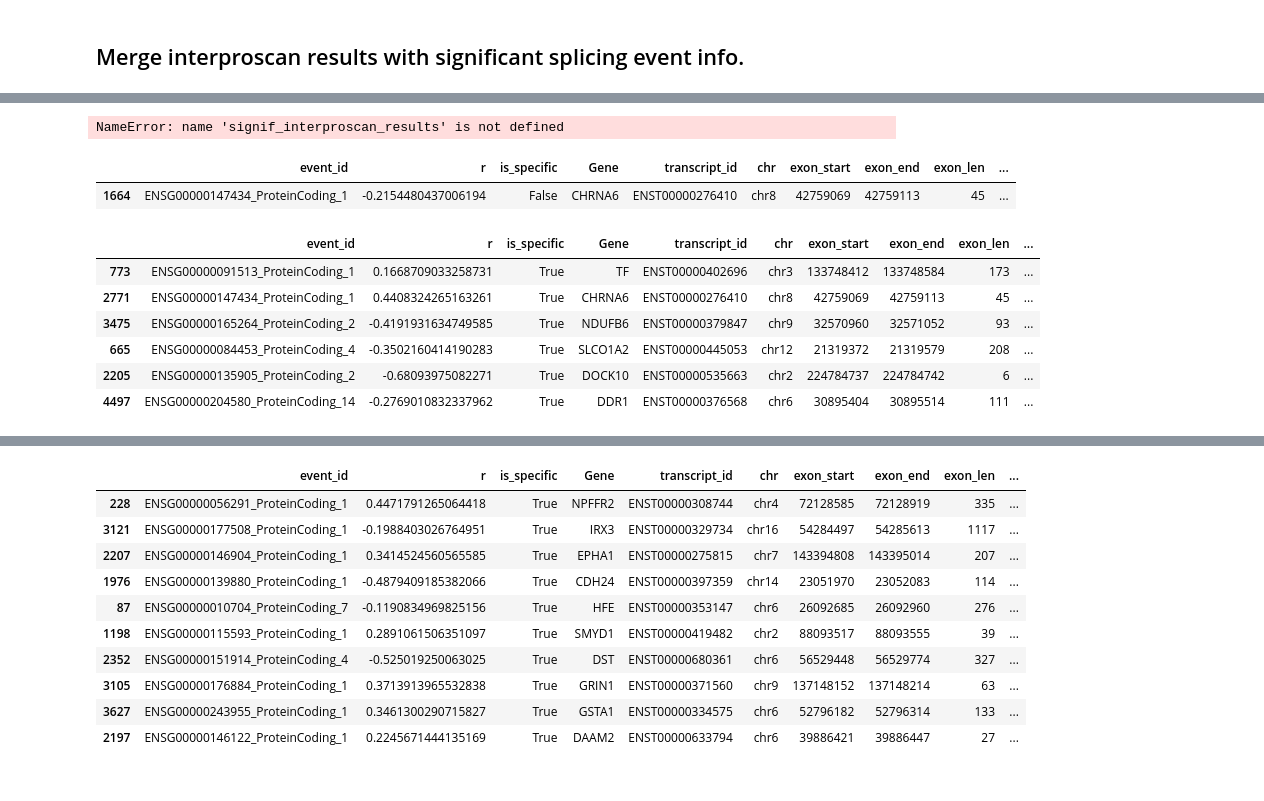
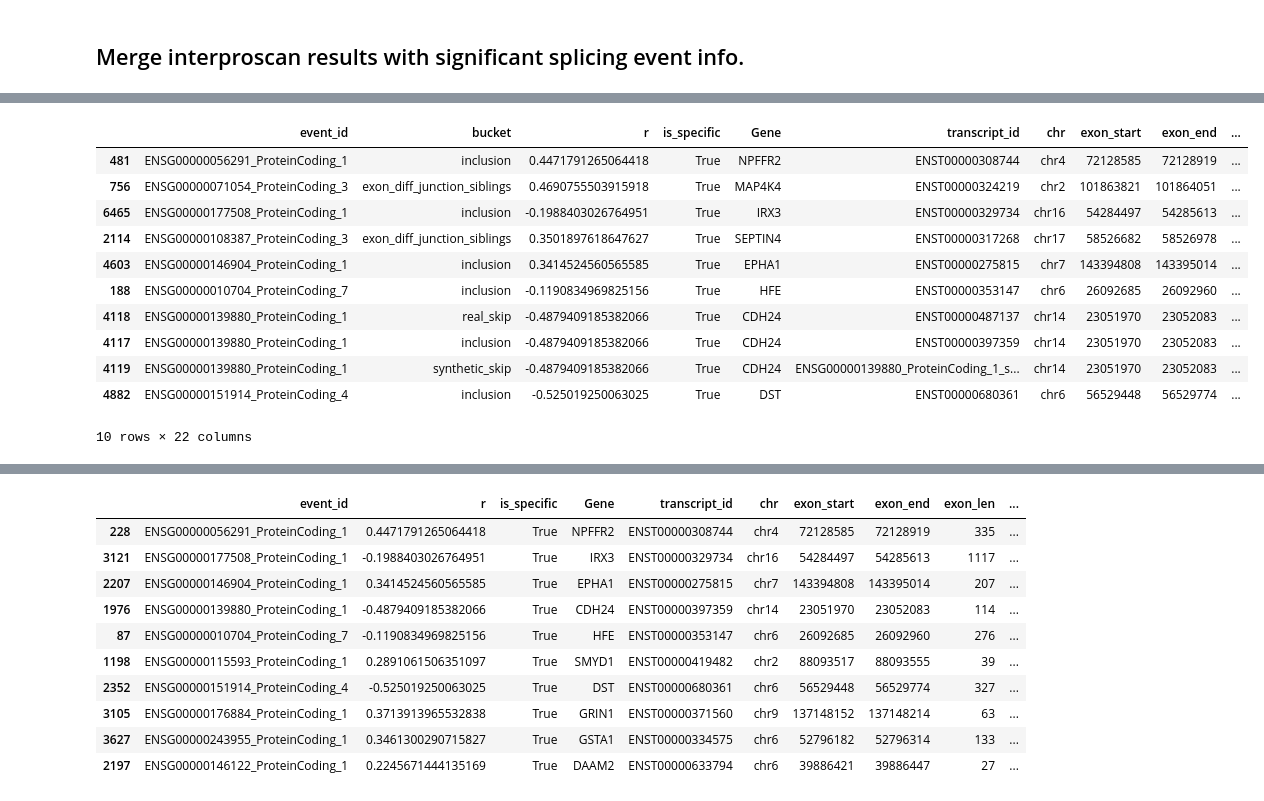
Before and after one commit to reliscu/bulk_splicing_GTEx_cortex, a Jupyter notebook: 29_interproscan_results.ipynb, the cells around one changed output, grey strips where cells are left out. Drawn from its saved outputs; the diff is of its cells as text; code cells hidden in the pictures.

Commit message:
lots of code for interproscan stuff

```diff
--- a/29_interproscan_results.ipynb
+++ b/29_interproscan_results.ipynb
@@ -147,28 +140,29 @@ event_interproscan_map = defaultdict(dict)
 for ev, rec in event_protein_map.items():
 
     # inclusion: direct lookup instead of boolean mask
-    incl_df = ipr_grouped.get(rec['inclusion'])
+    rec_incl = rec['inclusion']
+    incl_df = ipr_grouped.get(rec_incl['transcript_id'])
     if incl_df is None:
         continue
-    overlap_df = incl_df[(incl_df['start'] <= rec['aa_end']) &
-                         (incl_df['stop']  >= rec['aa_start'])]
+    overlap_df = incl_df[(incl_df['start'] <= rec_incl['aa_end']) &
+                         (incl_df['stop']  >= rec_incl['aa_start'])]
     if overlap_df.empty:
         continue
     event_interproscan_map[ev]['inclusion'] = overlap_df.assign(
-        aa_start = rec['aa_start'],
-        aa_end = rec['aa_end'],
-        exon_cds_start = rec['exon_cds_start'],
-        exon_cds_end = rec['exon_cds_end'],
-        frame_preserving = rec['frame_preserving'],
-        clean_start = rec['clean_start'],
-        clean_end = rec['clean_end'],
+        aa_start = rec_incl['aa_start'],
+        aa_end = rec_incl['aa_end'],
+        exon_cds_start = rec_incl['exon_cds_start'],
+        exon_cds_end = rec_incl['exon_cds_end'],
+        frame_preserving = rec_incl['frame_preserving'],
+        clean_start = rec_incl['clean_start'],
+        clean_end = rec_incl['clean_end'],
     ).reset_index(drop=True)
 
     # real skip
     if rec.get('real_skip'):
         skip_df = ipr_grouped.get(rec['real_skip'])
         if skip_df is not None:
-            s = overlaps_skip(skip_df, rec['aa_start'])
+            s = overlaps_skip(skip_df, rec_incl['aa_start'])
             if not s.empty:
                 event_interproscan_map[ev]['real_skip'] = s.reset_index(drop=True)
 
@@ -176,21 +170,25 @@ for ev, rec in event_protein_map.items():
     if rec.get('synthetic_skip'):
         synth_df = ipr_grouped.get(rec['synthetic_skip'])
         if synth_df is not None:
-            s = overlaps_skip(synth_df, rec['aa_start'])
+            s = overlaps_skip(synth_df, rec_incl['aa_start'])
             if not s.empty:
                 event_interproscan_map[ev]['synthetic_skip'] = s.reset_index(drop=True)
 
     # junction siblings
     if rec.get('exon_diff_junction_siblings'):
-        frames = [ipr_grouped[t] for t in rec['exon_diff_junction_siblings']
-                  if t in ipr_grouped]
+        rec_sib = rec['exon_diff_junction_siblings']
+        frames = [ipr_grouped[sib['transcript_id']]
+                  for sib in rec['exon_diff_junction_siblings']
+                  if sib['transcript_id'] in ipr_grouped]
         if frames:
             event_interproscan_map[ev]['exon_diff_junction_siblings'] = pd.concat(frames, ignore_index=True)
 
     # boundary siblings
     if rec.get('exon_diff_boundary_siblings'):
-        frames = [ipr_grouped[t] for t in rec['exon_diff_boundary_siblings']
-                  if t in ipr_grouped]
+        rec_sib = rec['exon_diff_boundary_siblings']
+        frames = [ipr_grouped[sib['transcript_id']]
+                  for sib in rec['exon_diff_boundary_siblings']
+                  if sib['transcript_id'] in ipr_grouped]
         if frames:
             event_interproscan_map[ev]['exon_diff_boundary_siblings'] = pd.concat(frames, ignore_index=True)
 # %% [markdown]
@@ -232,6 +230,8 @@ for file in os.listdir("data/ctype_exons"):
             exon_start=('exon_start', lambda x: ' | '.join(map(str, x.unique()))),
             exon_end=('exon_end', lambda x: ' | '.join(map(str, x.unique()))),
             exon_len=('exon_len', lambda x: ' | '.join(map(str, x.unique()))),
+            exon_cds_start=('exon_cds_start', lambda x: ' | '.join(map(str, x.unique()))),
+            exon_cds_end=('exon_cds_end', lambda x: ' | '.join(map(str, x.unique()))),
             exon_aa_start=('aa_start', lambda x: ' | '.join(map(str, x.unique()))),
             exon_aa_end=('aa_end', lambda x: ' | '.join(map(str, x.unique()))),
             domain_start=('start', lambda x: ' | '.join(map(str, x.unique()))),
@@ -243,7 +243,5 @@ for file in os.listdir("data/ctype_exons"):
             signature_descriptions=('signature_description', lambda x: ' | '.join(x.unique())),
             interpro_descriptions=('interpro_description', lambda x: ' | '.join(x.unique()))
         ).reset_index()
-
-    break
 # %% [output]
 Oligo
@@ -295,19 +258,0 @@ signif_interproscan_results
-# %%
-signif_interproscan_results
-# %% [output]
-NameError: name 'signif_interproscan_results' is not defined
-# %%
-df_list['Oligo'][df_list['Oligo']['transcript_id'] == "ENST00000276410"]
-# %% [output]
-|  | event_id | r | is_specific | Gene | transcript_id | chr | exon_start | exon_end | exon_len | ... |
-| 1664 | ENSG00000147434_ProteinCoding_1 | -0.2154480437006194 | False | CHRNA6 | ENST00000276410 | chr8 | 42759069 | 42759113 | 45 | ... |
-# %%
-df_list['CGE_Class'][df_list['CGE_Class']['is_specific'] == "True"].sort_values('n_analyses', ascending=False).head(10)
-# %% [output]
-|  | event_id | r | is_specific | Gene | transcript_id | chr | exon_start | exon_end | exon_len | ... |
-| 773 | ENSG00000091513_ProteinCoding_1 | 0.1668709033258731 | True | TF | ENST00000402696 | chr3 | 133748412 | 133748584 | 173 | ... |
-| 2771 | ENSG00000147434_ProteinCoding_1 | 0.4408324265163261 | True | CHRNA6 | ENST00000276410 | chr8 | 42759069 | 42759113 | 45 | ... |
-| 3475 | ENSG00000165264_ProteinCoding_2 | -0.4191931634749585 | True | NDUFB6 | ENST00000379847 | chr9 | 32570960 | 32571052 | 93 | ... |
-| 665 | ENSG00000084453_ProteinCoding_4 | -0.3502160414190283 | True | SLCO1A2 | ENST00000445053 | chr12 | 21319372 | 21319579 | 208 | ... |
-| 2205 | ENSG00000135905_ProteinCoding_2 | -0.68093975082271 | True | DOCK10 | ENST00000535663 | chr2 | 224784737 | 224784742 | 6 | ... |
-| 4497 | ENSG00000204580_ProteinCoding_14 | -0.2769010832337962 | True | DDR1 | ENST00000376568 | chr6 | 30895404 | 30895514 | 111 | ... |
@@ -313,0 +270,15 @@ df_list['CGE_Class'][df_list['CGE_Class']['is_specific'] == "True"].sort_values(
+# %%
+df_list['Deep_layer_glutamatergic'][df_list['Deep_layer_glutamatergic']['is_specific'] == "True"].sort_values('n_analyses', ascending=False).head(10)
+# %% [output]
+|  | event_id | bucket | r | is_specific | Gene | transcript_id | chr | exon_start | exon_end | ... |
+| 481 | ENSG00000056291_ProteinCoding_1 | inclusion | 0.4471791265064418 | True | NPFFR2 | ENST00000308744 | chr4 | 72128585 | 72128919 | ... |
+| 756 | ENSG00000071054_ProteinCoding_3 | exon_diff_junction_siblings | 0.4690755503915918 | True | MAP4K4 | ENST00000324219 | chr2 | 101863821 | 101864051 | ... |
+| 6465 | ENSG00000177508_ProteinCoding_1 | inclusion | -0.1988403026764951 | True | IRX3 | ENST00000329734 | chr16 | 54284497 | 54285613 | ... |
+| 2114 | ENSG00000108387_ProteinCoding_3 | exon_diff_junction_siblings | 0.3501897618647627 | True | SEPTIN4 | ENST00000317268 | chr17 | 58526682 | 58526978 | ... |
+| 4603 | ENSG00000146904_ProteinCoding_1 | inclusion | 0.3414524560565585 | True | EPHA1 | ENST00000275815 | chr7 | 143394808 | 143395014 | ... |
+| 188 | ENSG00000010704_ProteinCoding_7 | inclusion | -0.1190834969825156 | True | HFE | ENST00000353147 | chr6 | 26092685 | 26092960 | ... |
+| 4118 | ENSG00000139880_ProteinCoding_1 | real_skip | -0.4879409185382066 | True | CDH24 | ENST00000487137 | chr14 | 23051970 | 23052083 | ... |
+| 4117 | ENSG00000139880_ProteinCoding_1 | inclusion | -0.4879409185382066 | True | CDH24 | ENST00000397359 | chr14 | 23051970 | 23052083 | ... |
+| 4119 | ENSG00000139880_ProteinCoding_1 | synthetic_skip | -0.4879409185382066 | True | CDH24 | ENSG00000139880_ProteinCoding_1_s... | chr14 | 23051970 | 23052083 | ... |
+| 4882 | ENSG00000151914_ProteinCoding_4 | inclusion | -0.525019250063025 | True | DST | ENST00000680361 | chr6 | 56529448 | 56529774 | ... |
+10 rows × 22 columns
```
Also changed, not shown: parts of 12 cells of this notebook, 1 other file.
